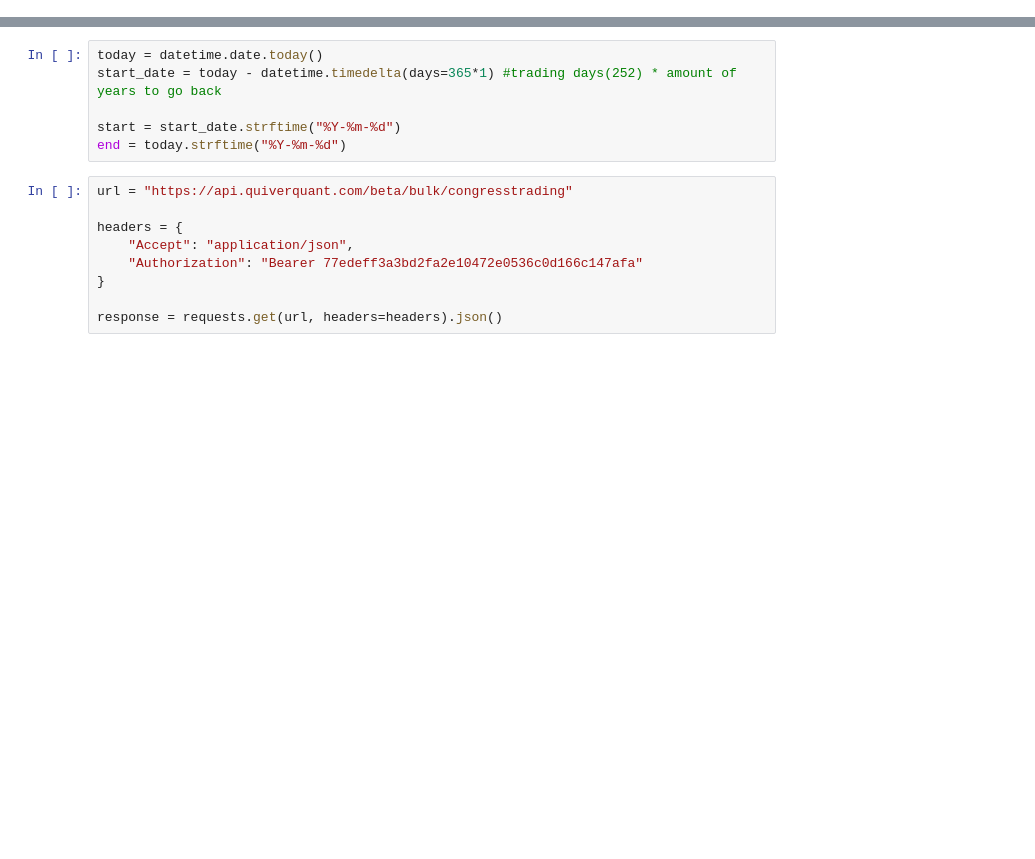
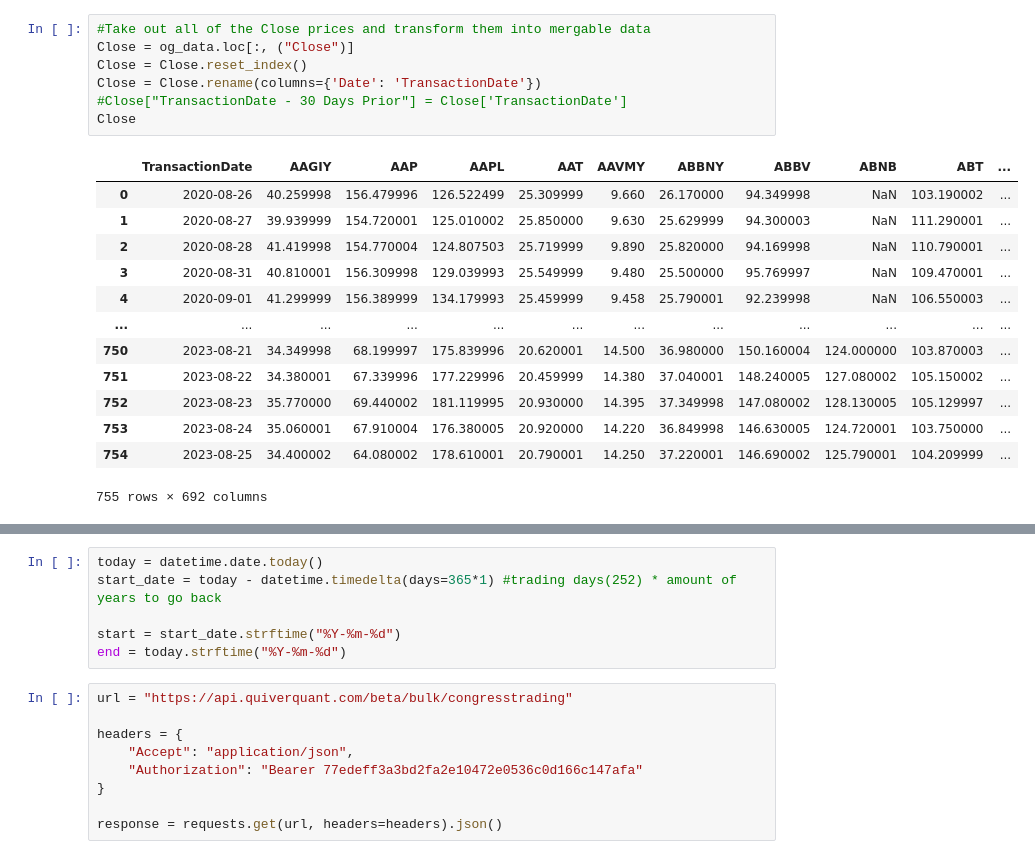
Before and after one commit to ssenhouse/project_3_congress_insider, a Jupyter notebook: congress_trading_algo.ipynb, the cells around one changed output, grey strips where cells are left out. Cells and saved outputs as stored; diff of their text form; blank space fills up the shorter version.

Commit message:
Add files via upload
Cleaned data to have actual returns

```diff
--- a/congress_trading_algo.ipynb
+++ b/congress_trading_algo.ipynb
@@ -32,3 +30,24 @@ og_data
 | 2023-08-24 | 35.060001 | 67.910004 | 176.380005 | 20.920000 | 14.220000 | 36.849998 | 146.630005 | 124.720001 | 103.750000 | 314.140015 | ... | ... |
 | 2023-08-25 | 34.400002 | 64.080002 | 178.610001 | 20.790001 | 14.250000 | 37.220001 | 146.690002 | 125.790001 | 104.209999 | 318.760010 | ... | ... |
 755 rows × 4146 columns
+# %%
+#Take out all of the Close prices and transform them into mergable data
+Close = og_data.loc[:, ("Close")]
+Close = Close.reset_index()
+Close = Close.rename(columns={'Date': 'TransactionDate'})
+#Close["TransactionDate - 30 Days Prior"] = Close['TransactionDate']
+Close
+# %% [output]
+|  | TransactionDate | AAGIY | AAP | AAPL | AAT | AAVMY | ABBNY | ABBV | ABNB | ABT | ... |
+| 0 | 2020-08-26 | 40.259998 | 156.479996 | 126.522499 | 25.309999 | 9.660 | 26.170000 | 94.349998 | NaN | 103.190002 | ... |
+| 1 | 2020-08-27 | 39.939999 | 154.720001 | 125.010002 | 25.850000 | 9.630 | 25.629999 | 94.300003 | NaN | 111.290001 | ... |
+| 2 | 2020-08-28 | 41.419998 | 154.770004 | 124.807503 | 25.719999 | 9.890 | 25.820000 | 94.169998 | NaN | 110.790001 | ... |
+| 3 | 2020-08-31 | 40.810001 | 156.309998 | 129.039993 | 25.549999 | 9.480 | 25.500000 | 95.769997 | NaN | 109.470001 | ... |
+| 4 | 2020-09-01 | 41.299999 | 156.389999 | 134.179993 | 25.459999 | 9.458 | 25.790001 | 92.239998 | NaN | 106.550003 | ... |
+| ... | ... | ... | ... | ... | ... | ... | ... | ... | ... | ... | ... |
+| 750 | 2023-08-21 | 34.349998 | 68.199997 | 175.839996 | 20.620001 | 14.500 | 36.980000 | 150.160004 | 124.000000 | 103.870003 | ... |
+| 751 | 2023-08-22 | 34.380001 | 67.339996 | 177.229996 | 20.459999 | 14.380 | 37.040001 | 148.240005 | 127.080002 | 105.150002 | ... |
+| 752 | 2023-08-23 | 35.770000 | 69.440002 | 181.119995 | 20.930000 | 14.395 | 37.349998 | 147.080002 | 128.130005 | 105.129997 | ... |
+| 753 | 2023-08-24 | 35.060001 | 67.910004 | 176.380005 | 20.920000 | 14.220 | 36.849998 | 146.630005 | 124.720001 | 103.750000 | ... |
+| 754 | 2023-08-25 | 34.400002 | 64.080002 | 178.610001 | 20.790001 | 14.250 | 37.220001 | 146.690002 | 125.790001 | 104.209999 | ... |
+755 rows × 692 columns
```
Also changed, not shown: parts of 17 cells of this notebook.
